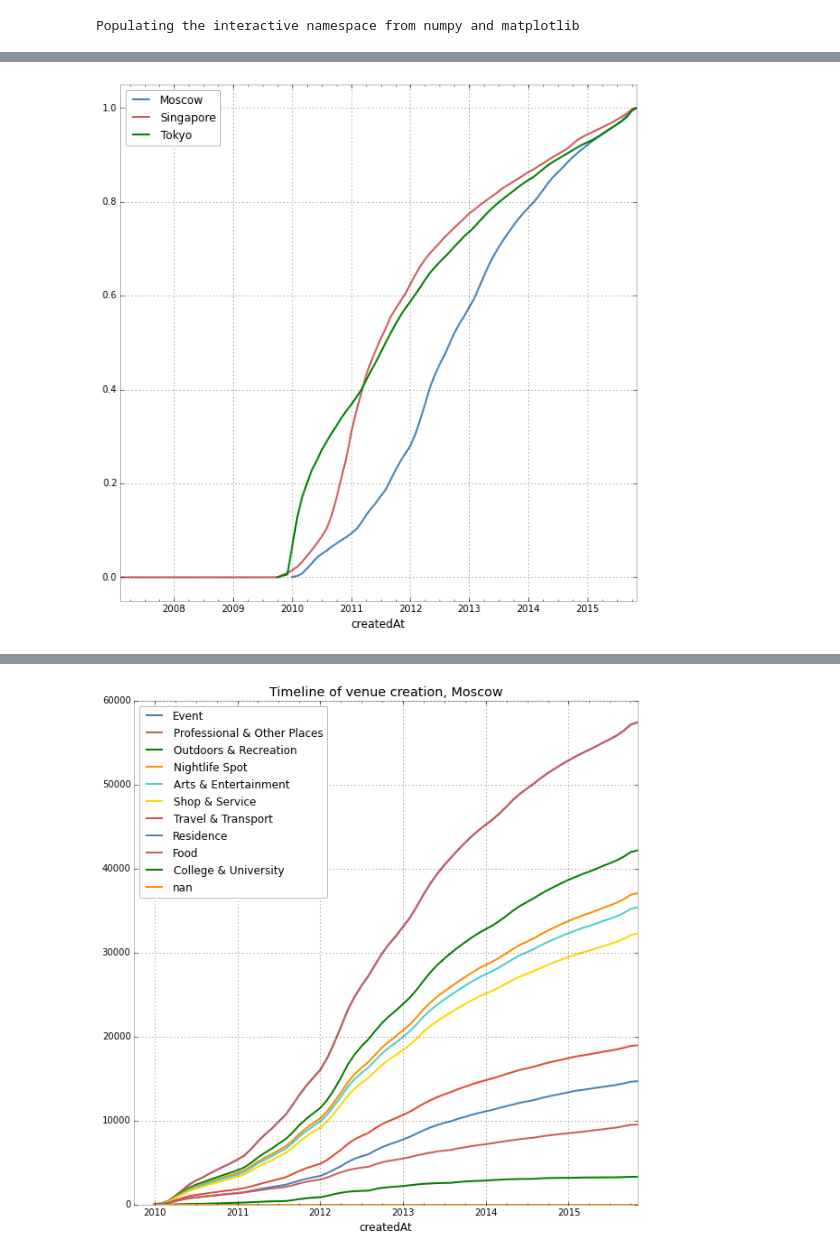
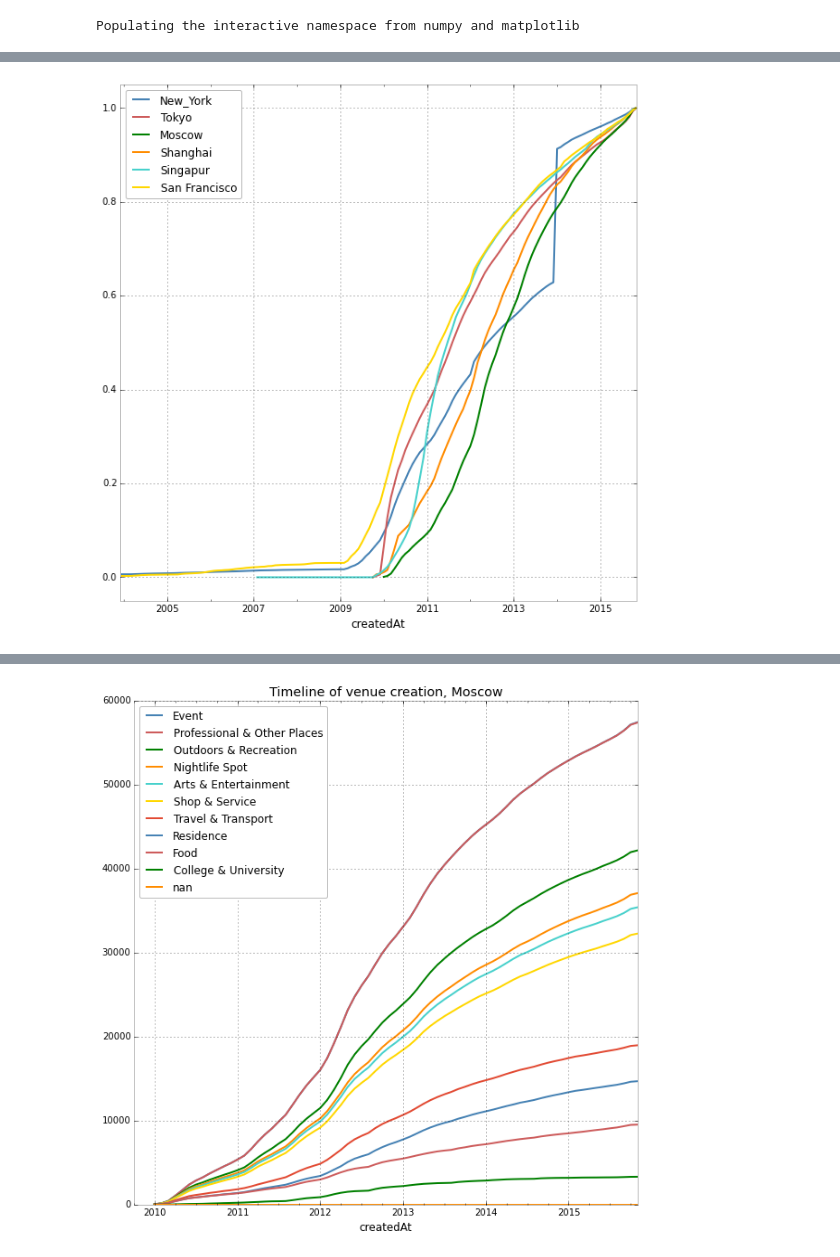
Before and after one commit to Elixeus/ads_project_shared_code, a Jupyter notebook: 4sqr_create_time.ipynb, the cells around one changed output, grey strips where cells are left out. Drawn from its saved outputs; the diff is of its cells as text; code cells hidden in the pictures.

```diff
--- a/4sqr_create_time.ipynb
+++ b/4sqr_create_time.ipynb
@@ -33,4 +17,26 @@ tokyo.tail(2)
+# %%
+def getAllFinished(mypath):
+    cols = ['ID',
+            'category',
+            'checkIns',
+            'createdAt',
+            'description',
+            'genCategory',
+            'lat','lon',
+            'name',
+            'photoCount',
+            'price',
+            'query','rating',
+            'tags','tileID',
+            'time','tips',
+            'users','verified']
+
+    files = [ f for f in os.listdir(mypath) if (os.path.isfile(os.path.join(mypath,f)) and ('.csv' in f)) ]
+#     print files
+    return {k.replace('.csv',''):pd.read_csv(os.path.join(mypath,k))[cols] for k in files}
+# %%
+dfs = getAllFinished('/Users/casy/Dropbox/CUSP/project/Square_cities/data/finished_data/')
 # %%
 def convertDT(df):
-    df['createdAt'] = pd.to_datetime(df['createdAt'], yearfirst=1)
+    df['createdAt'] = pd.to_datetime(df['createdAt'], yearfirst=1,errors='coerce')
     return df
@@ -43,3 +43,6 @@ moscow = convertDT(moscow)
+# %%
+for k in dfs:
+    dfs[k] =convertDT(dfs[k])
 # %%
 def plotCumTS(df, ax, name):
     x = df[['createdAt','ID']].set_index('createdAt').resample('1M', how='count').cumsum().rename(columns={'ID':name})
@@ -48,9 +51,9 @@ def plotCumTS(df, ax, name):
 # %%
 fig, ax = plt.subplots(figsize=(10,10))
 ax.margins(0.05) # Optional, just adds 5% padding to the autoscaling
 
-for name, df in {'Tokyo':tokyo, 'Singapore':singapor, 'Moscow':moscow}.iteritems():
+for name, df in dfs.iteritems():
     plotCumTS(df,ax, name)
-plt.savefig('Timeline_Comparison.png')
+plt.savefig('img/Timeline_Comparison.png')
 # %% [output]
-[figure, old version]
+[figure, new version]
```
Also changed, not shown: parts of 9 cells of this notebook, 8 other files.
